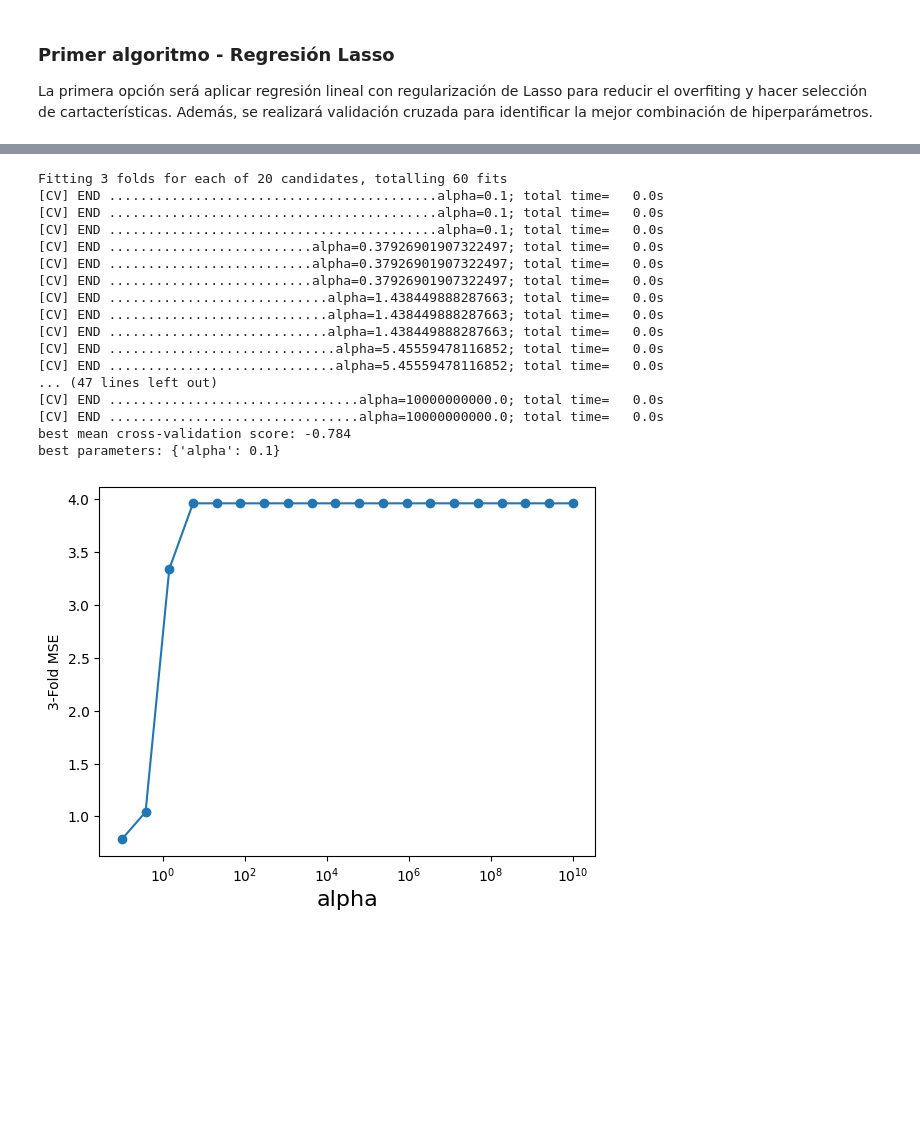
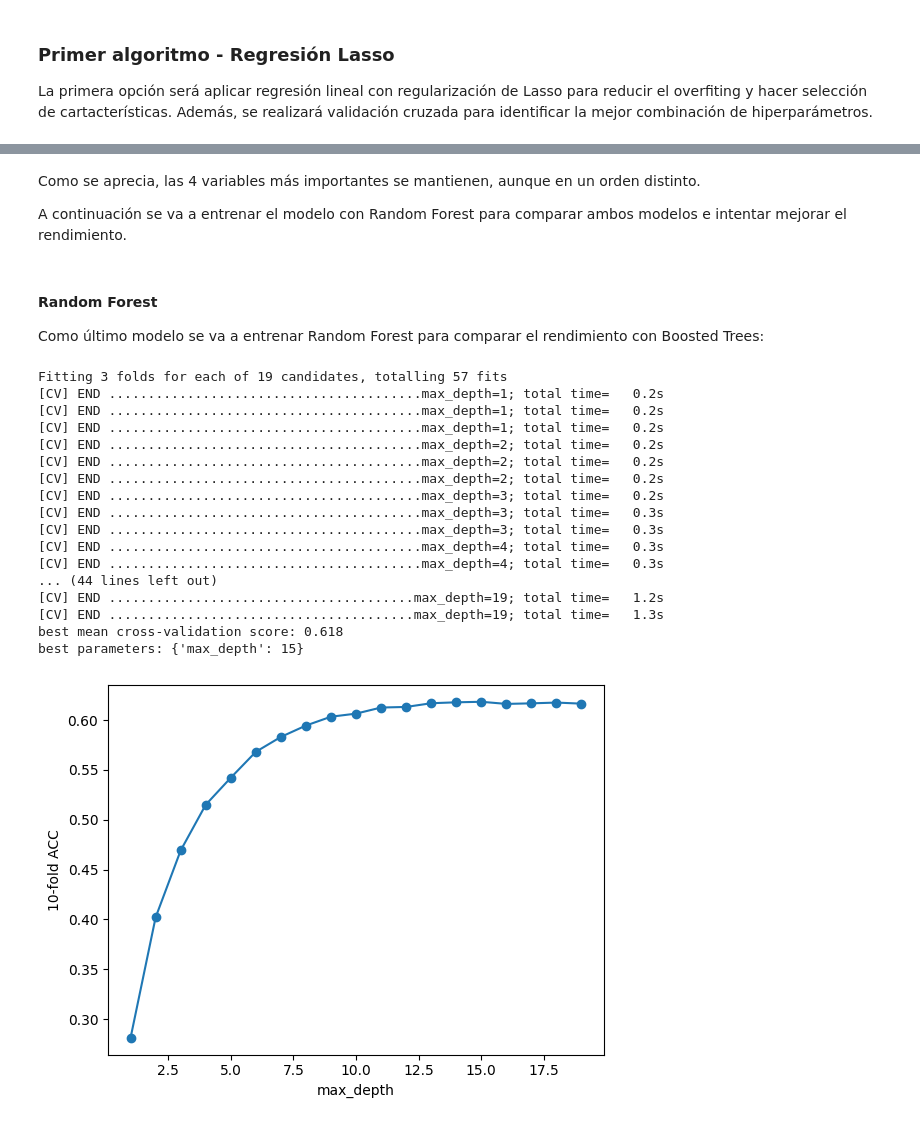
Before and after one commit to jaimegonzalezc/KC-Practica-MachineLearning, a Jupyter notebook: practicaML_2.ipynb, the cells around one changed output, grey strips where cells are left out. Saved outputs shown, nothing was run; the diff lists cells and outputs as text; code cells hidden in the pictures; blank space fills up the shorter version.

```diff
--- a/practicaML_2.ipynb
+++ b/practicaML_2.ipynb
@@ -537,6 +540,8 @@ house_data_test = house_data_test[(house_data_test['Minimum Nights'] <= 50)]
 Preparamos los datos para poder aplicar el modelo:
 # %%
 # Pasamos la variable objetivo a la primera columna
+target = house_data.pop('Price')
+house_data.insert(0, 'Price', target)
 target = house_data_test.pop('Price')
 house_data_test.insert(0, 'Price', target)
 
@@ -547,8 +552,8 @@ X_train = data_train[:,1:]
 
 # Dataset de test
 data_test = house_data_test.values
-y_test = data_test[:,0:1]     # nos quedamos con la 1ª columna, price
-X_test = data_test[:,1:]      # nos quedamos con el resto
+y_test = data_test[:,0:1]
+X_test = data_test[:,1:]
 # %% [markdown]
 Normalizamos los datos para mejor rendimiento del modelo con los datos de train y aplicamos también a los datos de test:
 # %%
@@ -561,9 +566,9 @@ XtestScaled = scaler.transform(X_test)
 La primera opción será aplicar regresión lineal con regularización de Lasso para reducir el overfiting y hacer selección de cartacterísticas. Además, se realizará validación cruzada para identificar la mejor combinación de hiperparámetros.
 # %%
 
-alpha_vector = np.logspace(-3,-2,50)
+alpha_vector = np.logspace(-1,0,50) # Se busca el mejor valor de alpha entre 10^-1 y 1. 50 valores en total
 param_grid = {'alpha': alpha_vector }
-grid = GridSearchCV(Lasso(), param_grid=param_grid, cv = KFold(n_splits=10))
+grid = GridSearchCV(Lasso(), scoring='neg_mean_squared_error', param_grid=param_grid, cv=10, verbose=2)
 grid.fit(XtrainScaled, y_train)
 print("best mean cross-validation score: {:.3f}".format(grid.best_score_))
 print("best parameters: {}".format(grid.best_params_))
@@ -657,33 +753,45 @@ best parameters: {'alpha': 0.00615848211066026}
+# %% [markdown]
+Como se aprecia, las 4 variables más importantes se mantienen, aunque en un orden distinto.
+
+A continuación se va a entrenar el modelo con Random Forest para comparar ambos modelos e intentar mejorar el rendimiento.
+# %% [markdown]
+#### Random Forest
+Como último modelo se va a entrenar Random Forest para comparar el rendimiento con Boosted Trees:
 # %%
-alpha_vector = np.logspace(-1,10,20)
-param_grid = {'alpha': alpha_vector }
-grid = GridSearchCV(Lasso(), scoring= 'neg_mean_squared_error', param_grid=param_grid, cv = 3, verbose=2)
-grid.fit(XtrainScaled, y_train)
-print("best mean cross-validation score: {:.3f}".format(grid.best_score_))
-print("best parameters: {}".format(grid.best_params_))
+from sklearn.ensemble import RandomForestRegressor
 
-#-1 porque es negado
-scores = -1*np.array(grid.cv_results_['mean_test_score'])
-plt.semilogx(alpha_vector,scores,'-o')
-plt.xlabel('alpha',fontsize=16)
-plt.ylabel('3-Fold MSE')
+# Buscamos la mejor profundidad
+maxDepth = range(1,20)
+tuned_parameters = {'max_depth': maxDepth}
+
+grid_rf = GridSearchCV(RandomForestRegressor(random_state=0, n_estimators=200, max_features='sqrt', oob_score=True), param_grid=tuned_parameters,cv=3, verbose=2)
+grid_rf.fit(X_train, y_train.ravel())
+
+print("best mean cross-validation score: {:.3f}".format(grid_rf.best_score_))
+print("best parameters: {}".format(grid_rf.best_params_))
+
+scores = np.array(grid_rf.cv_results_['mean_test_score'])
+plt.plot(maxDepth,scores,'-o')
+plt.xlabel('max_depth')
+plt.ylabel('10-fold ACC')
+
 plt.show()
 # %% [output]
-Fitting 3 folds for each of 20 candidates, totalling 60 fits
-[CV] END ..........................................alpha=0.1; total time=   0.0s
-[CV] END ..........................................alpha=0.1; total time=   0.0s
-[CV] END ..........................................alpha=0.1; total time=   0.0s
-[CV] END ..........................alpha=0.37926901907322497; total time=   0.0s
-[CV] END ..........................alpha=0.37926901907322497; total time=   0.0s
-[CV] END ..........................alpha=0.37926901907322497; total time=   0.0s
-[CV] END ............................alpha=1.438449888287663; total time=   0.0s
-[CV] END ............................alpha=1.438449888287663; total time=   0.0s
-[CV] END ............................alpha=1.438449888287663; total time=   0.0s
-[CV] END .............................alpha=5.45559478116852; total time=   0.0s
-[CV] END .............................alpha=5.45559478116852; total time=   0.0s
-... (47 lines left out)
-[CV] END ................................alpha=10000000000.0; total time=   0.0s
-[CV] END ................................alpha=10000000000.0; total time=   0.0s
-best mean cross-validation score: -0.784
-best parameters: {'alpha': 0.1}
+Fitting 3 folds for each of 19 candidates, totalling 57 fits
+[CV] END ........................................max_depth=1; total time=   0.2s
+[CV] END ........................................max_depth=1; total time=   0.2s
+[CV] END ........................................max_depth=1; total time=   0.2s
+[CV] END ........................................max_depth=2; total time=   0.2s
+[CV] END ........................................max_depth=2; total time=   0.2s
+[CV] END ........................................max_depth=2; total time=   0.2s
+[CV] END ........................................max_depth=3; total time=   0.2s
+[CV] END ........................................max_depth=3; total time=   0.3s
+[CV] END ........................................max_depth=3; total time=   0.3s
+[CV] END ........................................max_depth=4; total time=   0.3s
+[CV] END ........................................max_depth=4; total time=   0.3s
+... (44 lines left out)
+[CV] END .......................................max_depth=19; total time=   1.2s
+[CV] END .......................................max_depth=19; total time=   1.3s
+best mean cross-validation score: 0.618
+best parameters: {'max_depth': 15}
-[figure, old version]
+[figure, new version]
```
Also changed, not shown: parts of 31 cells of this notebook.
